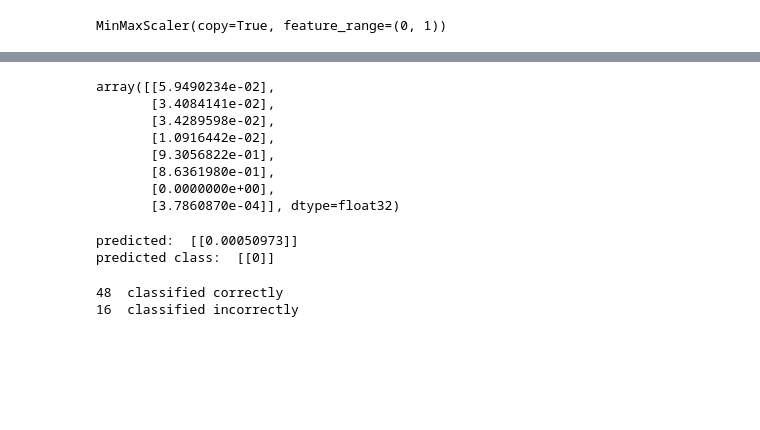
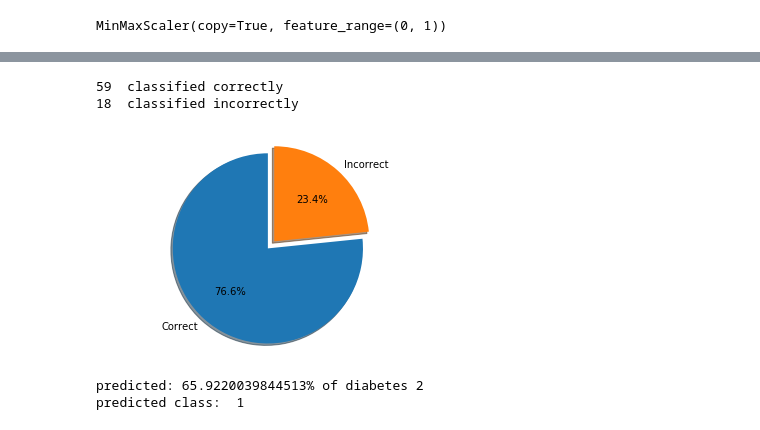
Before and after one commit to lspevak/ml-samples, a Jupyter notebook: ml_diabetes_classification_with_keras.ipynb, the cells around one changed output, grey strips where cells are left out. Cells and saved outputs as stored; diff of their text form; code cells hidden in the pictures; blank space fills up the shorter version.

```diff
--- a/ml_diabetes_classification_with_keras.ipynb
+++ b/ml_diabetes_classification_with_keras.ipynb
@@ -285,15 +316,34 @@ plt.show()
-# %%
-res = model.predict(X_test)
-res
-# %% [output]
-array([[5.9490234e-02],
-       [3.4084141e-02],
-       [3.4289598e-02],
-       [1.0916442e-02],
-       [9.3056822e-01],
-       [8.6361980e-01],
-       [0.0000000e+00],
-       [3.7860870e-04]], dtype=float32)
+# %%
+# predictions
+predictions = model.predict(X_test)
+
+# see which we predicted correctly and which not
+predicted_classes = model.predict_classes(X_test)
+
+n_correct = 0
+n_incorrect = 0
+
+for i, predicted_class in enumerate(predicted_classes):
+    if predicted_class == Y_test[i]:
+        n_correct += 1
+    else:
+        n_incorrect += 1
+
+print(n_correct," classified correctly")
+print(n_incorrect," classified incorrectly")
+
+labels = ['Correct', 'Incorrect']
+sizes = [n_correct, n_incorrect]
+explode = (0.1, 0)
+
+fig1, ax1 = plt.subplots()
+ax1.pie(sizes, explode=explode, labels=labels, autopct='%1.1f%%', shadow=True, startangle=90)
+ax1.axis('equal')
+plt.show()
+# %% [output]
+59  classified correctly
+18  classified incorrectly
+[figure, added]
 # %%
 # Make prediction for custom data
 
@@ -306,28 +356,17 @@ array([[5.9490234e-02],
 # 7. Diabetes pedigree function (max=2.42)
 # 8. Age (years) (max=81)
 
-single_pacient_data = pd.DataFrame([[0, 166, 86, 35, 0, 43.6, 0.627, 65]])
+pacient_data = pd.DataFrame([[6, 148, 72, 35, 79, 33, 0.627, 50]])
+
 # scale input data
-single_pacient_data_scaled = scaler.transform(single_pacient_data)
-X_test_single = np.asarray(single_pacient_data_scaled)
+pacient_data_scaled = scaler.transform(pacient_data)
+X_pacient = np.asarray(pacient_data_scaled)
 
-result = model.predict(X_test_single)
-print("predicted: ", result)
+predicted = model.predict(X_pacient)
+print("predicted: {}% of diabetes 2".format(predicted[0][0] * 100.0))
 
-result = model.predict_classes(X_test_single)
-print("predicted class: ", result)
+predict_classes = model.predict_classes(X_pacient)
+print("predicted class: ", predict_classes[0][0])
 # %% [output]
-predicted:  [[0.00050973]]
-predicted class:  [[0]]
+predicted: 65.9220039844513% of diabetes 2
+predicted class:  1
-# %%
-# see which we predicted correctly and which not
-predicted_classes = model.predict_classes(X_test)
-
-correct_indices = np.nonzero(predicted_classes == y_test)[0]
-incorrect_indices = np.nonzero(predicted_classes != y_test)[0]
-
-print(len(correct_indices)," classified correctly")
-print(len(incorrect_indices)," classified incorrectly")
-# %% [output]
-48  classified correctly
-16  classified incorrectly
```
Also changed, not shown: parts of 17 cells of this notebook.
